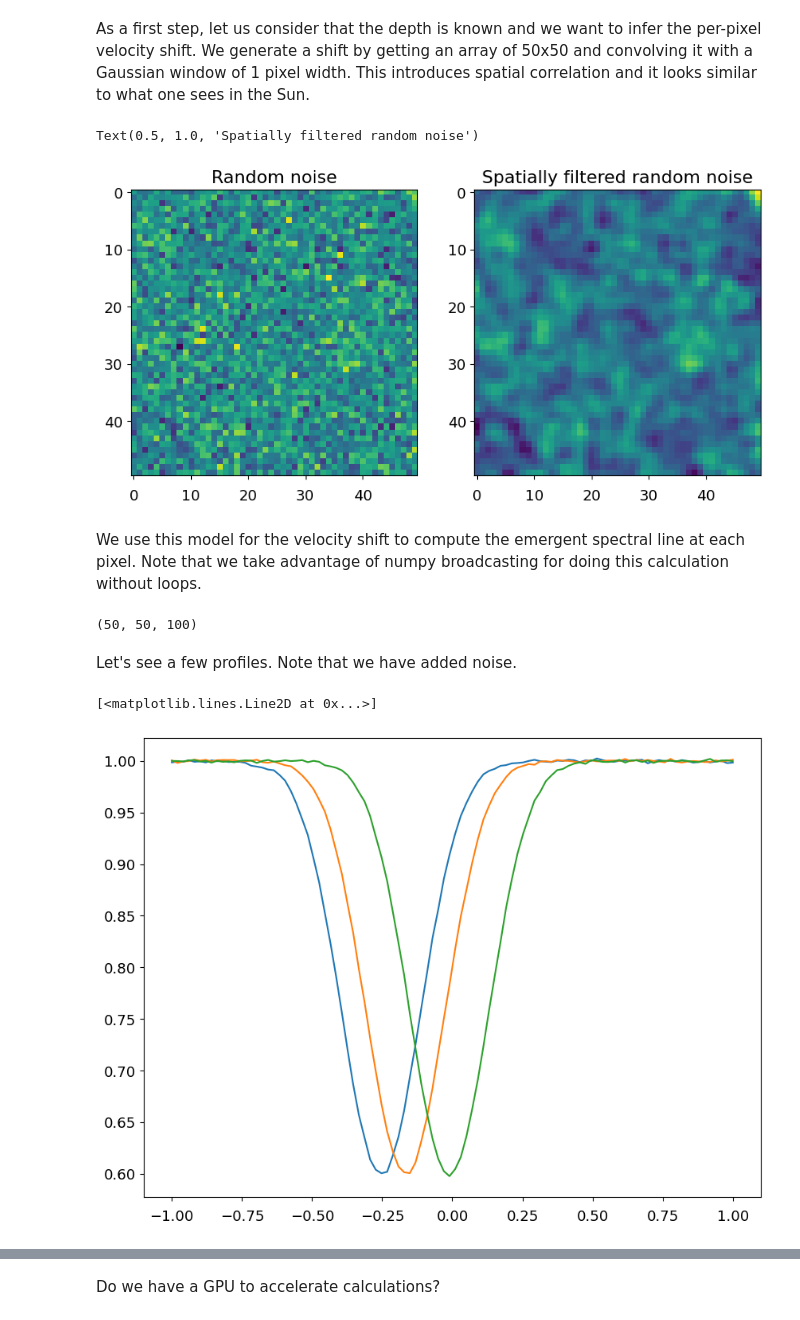
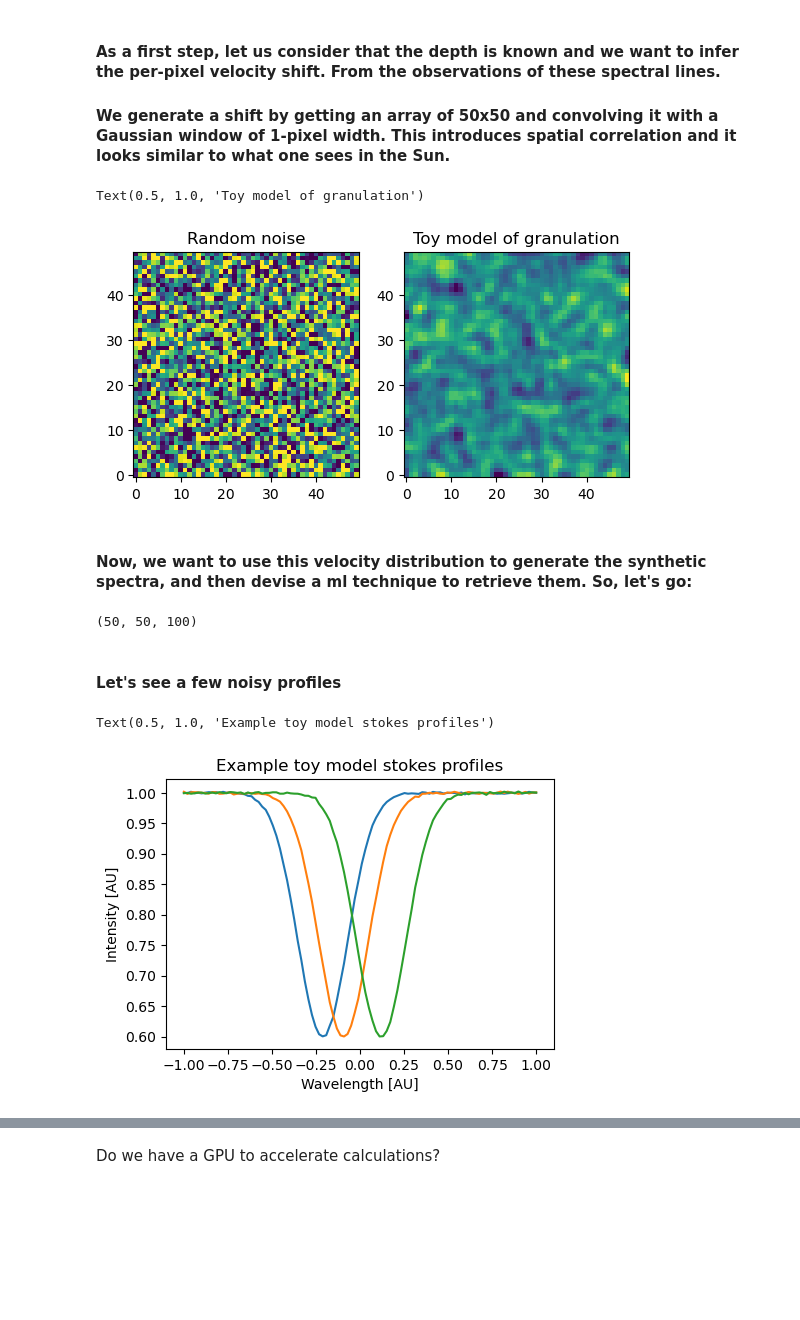
Before and after one commit to ivanzmilic/collage, a Jupyter notebook: ml_helio/neural_field.ipynb, the cells around one changed output, grey strips where cells are left out. Drawn from its saved outputs; the diff is of its cells as text; code cells hidden in the pictures; blank space fills up the shorter version.

```diff
--- a/ml_helio/neural_field.ipynb
+++ b/ml_helio/neural_field.ipynb
@@ -25,19 +35,21 @@ ax.plot(wavel, y)
 # %% [markdown]
-As a first step, let us consider that the depth is known and we want to infer the per-pixel velocity shift. We generate a shift by getting an array of 50x50 and convolving it with a Gaussian window of 1 pixel width. This introduces spatial correlation and it looks similar to what one sees in the Sun.
+#### As a first step, let us consider that the depth is known and we want to infer the per-pixel velocity shift. From the observations of these spectral lines.
+
+#### We generate a shift by getting an array of 50x50 and convolving it with a Gaussian window of 1-pixel width. This introduces spatial correlation and it looks similar to what one sees in the Sun.
 # %%
 nx = 50
 ny = 50
 tmp = np.random.normal(loc=0, scale=0.75, size=(nx, ny))
 v = filters.gaussian(tmp, sigma=1)
 fig, ax = pl.subplots(nrows=1, ncols=2)
-ax[0].imshow(tmp)
-ax[1].imshow(v)
+ax[0].imshow(tmp.T, origin='lower', vmin = -0.75,vmax=0.75)
+ax[1].imshow(v.T, origin='lower', vmin = -0.75,vmax=0.75)
 ax[0].set_title('Random noise')
-ax[1].set_title('Spatially filtered random noise')
+ax[1].set_title('Toy model of granulation')
 # %% [output]
-Text(0.5, 1.0, 'Spatially filtered random noise')
+Text(0.5, 1.0, 'Toy model of granulation')
-[figure, old version]
+[figure, new version]
 # %% [markdown]
-We use this model for the velocity shift to compute the emergent spectral line at each pixel. Note that we take advantage of numpy broadcasting for doing this calculation without loops.
+#### Now, we want to use this velocity distribution to generate the synthetic spectra, and then devise a ml technique to retrieve them. So, let's go:
 # %%
 stokes = 1.0 - depth * np.exp(-(wavel[None,None,:]-v[:,:,None])**2 / sigma**2)
@@ -47,13 +61,16 @@ stokes.shape
 # %% [output]
 (50, 50, 100)
 # %% [markdown]
-Let's see a few profiles. Note that we have added noise.
+#### Let's see a few noisy profiles
 # %%
-fig, ax = pl.subplots()
+fig, ax = pl.subplots(figsize=[5,3.5])
 ax.plot(wavel, stokes_noise[10, 10, :])
 ax.plot(wavel, stokes_noise[20, 20, :])
 ax.plot(wavel, stokes_noise[40, 40, :])
+plt.xlabel("Wavelength [AU]")
+plt.ylabel("Intensity [AU]")
+plt.title("Example toy model stokes profiles")
 # %% [output]
-[<matplotlib.lines.Line2D at 0x...>]
+Text(0.5, 1.0, 'Example toy model stokes profiles')
-[figure, old version]
+[figure, new version]
 # %% [markdown]
```
Also changed, not shown: parts of 15 cells of this notebook.
